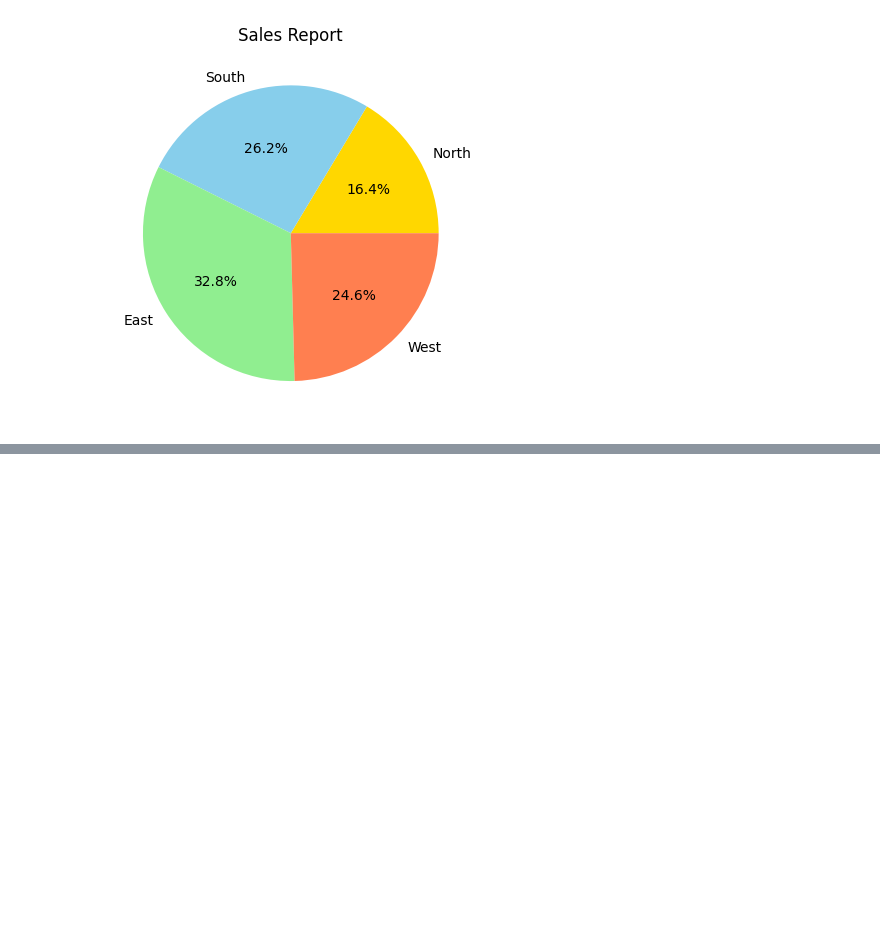
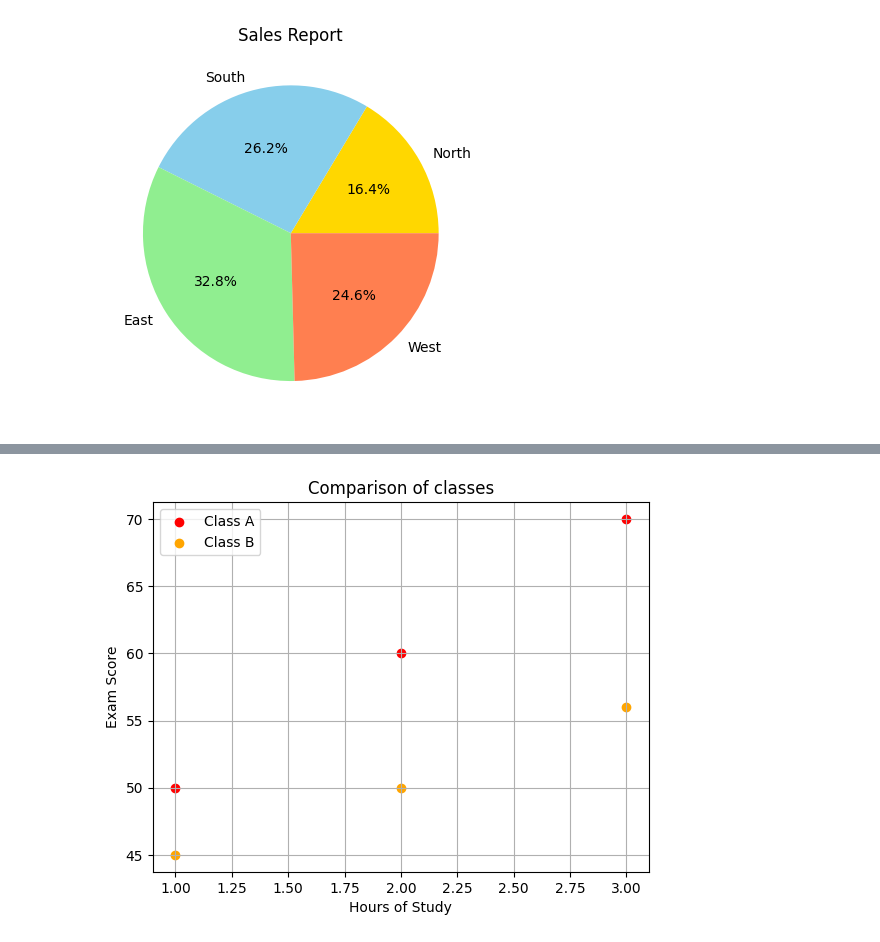
Before and after one commit to kumarpraveengmail/kumarpraveengmail, a Jupyter notebook: Matplotlib.ipynb, the cells around one changed output, grey strips where cells are left out. Saved outputs shown, nothing was run; the diff lists cells and outputs as text; code cells hidden in the pictures; blank space fills up the shorter version.

```diff
--- a/Matplotlib.ipynb
+++ b/Matplotlib.ipynb
@@ -115,0 +145,18 @@ plt.show()
+# %%
+#plt.scatter(x,y,color='color name',marker='marker style',label='label name')
+import matplotlib.pyplot as plt
+
+plt.scatter([1,2,3],[50,60,70] ,color='red',label='Class A')
+plt.scatter([1,2,3],[45,50,56] ,color='orange',label='Class B')
+
+
+#scattter plot
+#plt.scatter(hours_studies,exam_score,color='red',marker='*',label='Student data')
+plt.xlabel('Hours of Study')
+plt.ylabel('Exam Score')
+plt.title('Comparison of classes')
+plt.legend()
+plt.grid(True)
+plt.show()
+# %% [output]
+[figure, added]
```
Also changed, not shown: parts of 7 cells of this notebook.
